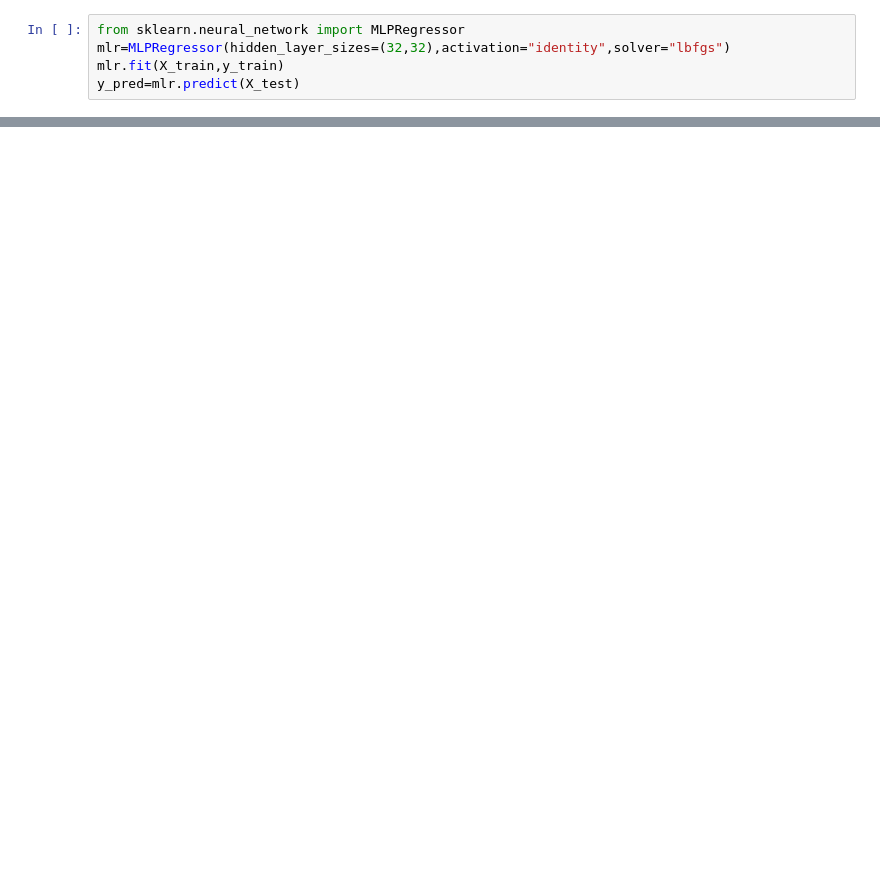
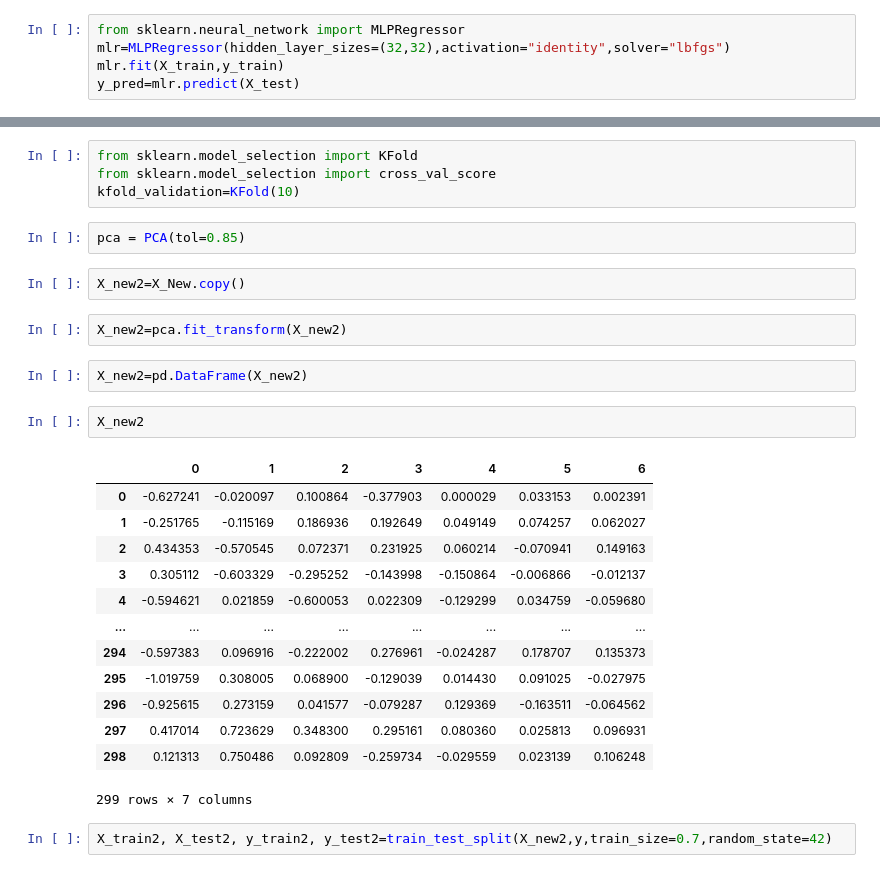
Before and after one commit to Bharathraam99/Kaggle-Practice-Repo, a Jupyter notebook: Graduate-Admission.ipynb, the cells around one changed output, grey strips where cells are left out. Drawn from its saved outputs; the diff is of its cells as text; blank space fills up the shorter version.

```diff
--- a/Graduate-Admission.ipynb
+++ b/Graduate-Admission.ipynb
@@ -264,0 +237,30 @@ mlr.score(X_test,y_test)
+# %%
+from sklearn.model_selection import KFold
+from sklearn.model_selection import cross_val_score
+kfold_validation=KFold(10)
+# %%
+pca = PCA(tol=0.85)
+# %%
+X_new2=X_New.copy()
+# %%
+X_new2=pca.fit_transform(X_new2)
+# %%
+X_new2=pd.DataFrame(X_new2)
+# %%
+X_new2
+# %% [output]
+|  | 0 | 1 | 2 | 3 | 4 | 5 | 6 |
+| 0 | -0.627241 | -0.020097 | 0.100864 | -0.377903 | 0.000029 | 0.033153 | 0.002391 |
+| 1 | -0.251765 | -0.115169 | 0.186936 | 0.192649 | 0.049149 | 0.074257 | 0.062027 |
+| 2 | 0.434353 | -0.570545 | 0.072371 | 0.231925 | 0.060214 | -0.070941 | 0.149163 |
+| 3 | 0.305112 | -0.603329 | -0.295252 | -0.143998 | -0.150864 | -0.006866 | -0.012137 |
+| 4 | -0.594621 | 0.021859 | -0.600053 | 0.022309 | -0.129299 | 0.034759 | -0.059680 |
+| ... | ... | ... | ... | ... | ... | ... | ... |
+| 294 | -0.597383 | 0.096916 | -0.222002 | 0.276961 | -0.024287 | 0.178707 | 0.135373 |
+| 295 | -1.019759 | 0.308005 | 0.068900 | -0.129039 | 0.014430 | 0.091025 | -0.027975 |
+| 296 | -0.925615 | 0.273159 | 0.041577 | -0.079287 | 0.129369 | -0.163511 | -0.064562 |
+| 297 | 0.417014 | 0.723629 | 0.348300 | 0.295161 | 0.080360 | 0.025813 | 0.096931 |
+| 298 | 0.121313 | 0.750486 | 0.092809 | -0.259734 | -0.029559 | 0.023139 | 0.106248 |
+299 rows × 7 columns
+# %%
+X_train2, X_test2, y_train2, y_test2=train_test_split(X_new2,y,train_size=0.7,random_state=42)
```
Also changed, not shown: parts of 14 cells of this notebook.
